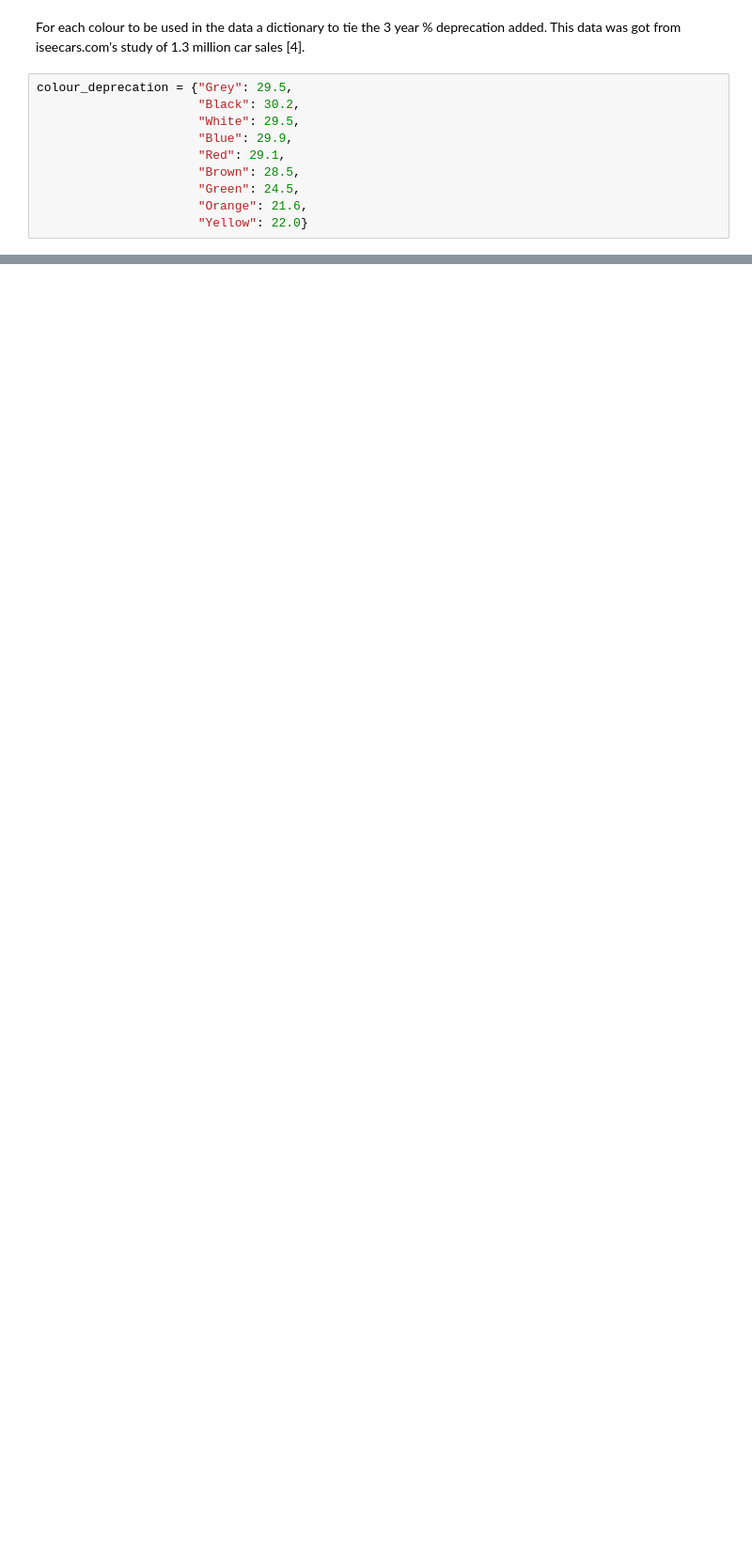
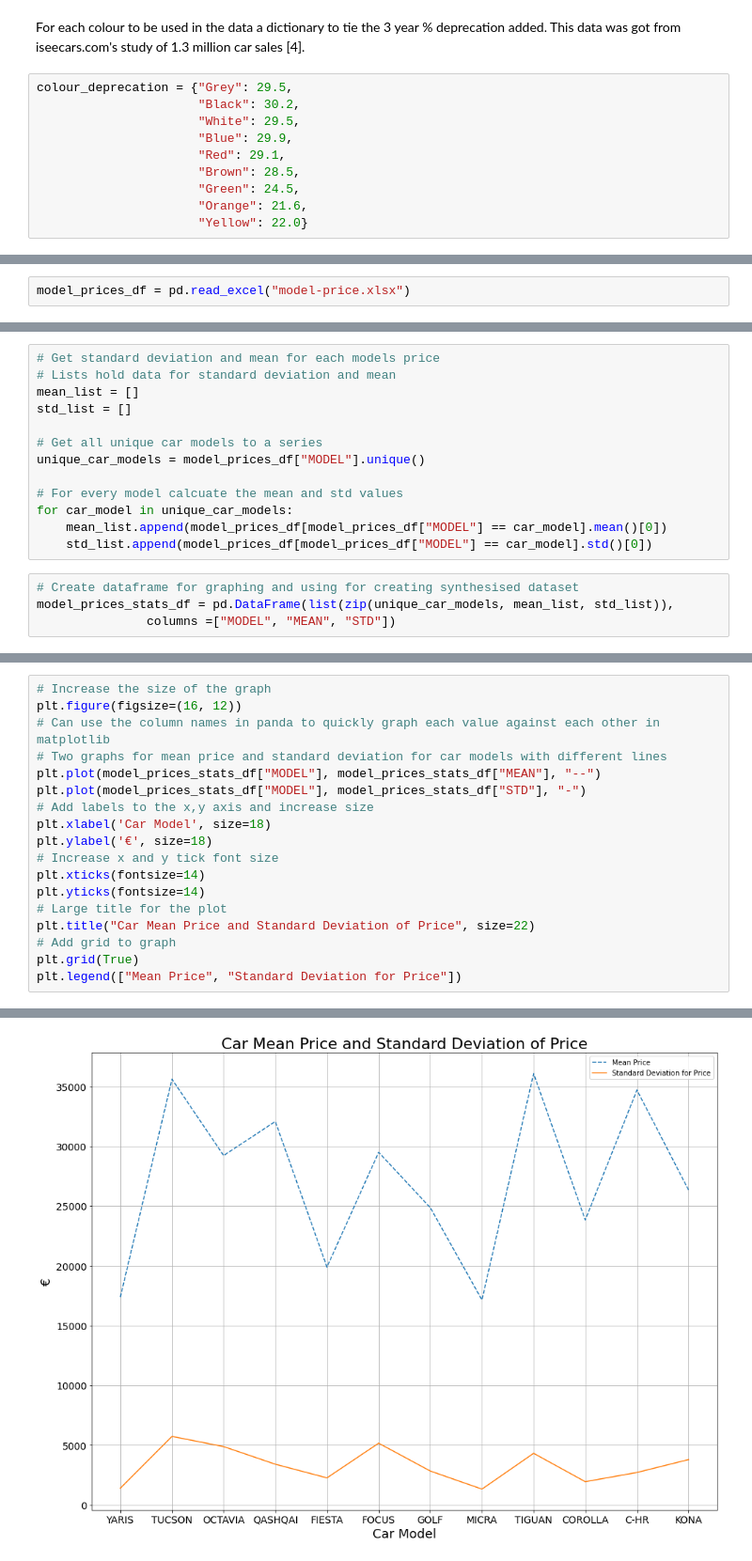
Before and after one commit to danielmccallion/Programming_for_Data_Analysis-Project, a Jupyter notebook: Project.ipynb, the cells around one changed output, grey strips where cells are left out. Shown: that part at 94% size. Cells and saved outputs as stored; diff of their text form; blank space fills up the shorter version.

Commit message:
Car pricing data added, graphed and prepared for creating the simutated dataset.

```diff
--- a/Project.ipynb
+++ b/Project.ipynb
@@ -257,0 +290,2 @@ plt.grid(True)
+# %%
+model_prices_df = pd.read_excel("model-price.xlsx")
@@ -257,0 +312,17 @@ plt.grid(True)
+# %%
+# Get standard deviation and mean for each models price
+# Lists hold data for standard deviation and mean
+mean_list = []
+std_list = []
+
+# Get all unique car models to a series
+unique_car_models = model_prices_df["MODEL"].unique()
+
+# For every model calcuate the mean and std values
+for car_model in unique_car_models:
+    mean_list.append(model_prices_df[model_prices_df["MODEL"] == car_model].mean()[0])
+    std_list.append(model_prices_df[model_prices_df["MODEL"] == car_model].std()[0])
+# %%
+# Create dataframe for graphing and using for creating synthesised dataset
+model_prices_stats_df = pd.DataFrame(list(zip(unique_car_models, mean_list, std_list)),
+               columns =["MODEL", "MEAN", "STD"])
@@ -257,0 +345,19 @@ plt.grid(True)
+# %%
+# Increase the size of the graph
+plt.figure(figsize=(16, 12))
+# Can use the column names in panda to quickly graph each value against each other in matplotlib
+# Two graphs for mean price and standard deviation for car models with different lines
+plt.plot(model_prices_stats_df["MODEL"], model_prices_stats_df["MEAN"], "--")
+plt.plot(model_prices_stats_df["MODEL"], model_prices_stats_df["STD"], "-")
+# Add labels to the x,y axis and increase size
+plt.xlabel('Car Model', size=18)
+plt.ylabel('€', size=18)
+# Increase x and y tick font size
+plt.xticks(fontsize=14)
+plt.yticks(fontsize=14)
+# Large title for the plot
+plt.title("Car Mean Price and Standard Deviation of Price", size=22)
+# Add grid to graph
+plt.grid(True)
+plt.legend(["Mean Price", "Standard Deviation for Price"])
+# %% [output]
@@ -258,3 +365,4 @@ plt.grid(True)
+[figure, added]
 # %% [markdown]
 ### References
 [1] Motorstats - Offical Statistics of the Irish Motor Industry
```
Also changed, not shown: parts of 8 cells of this notebook, 1 other file.
